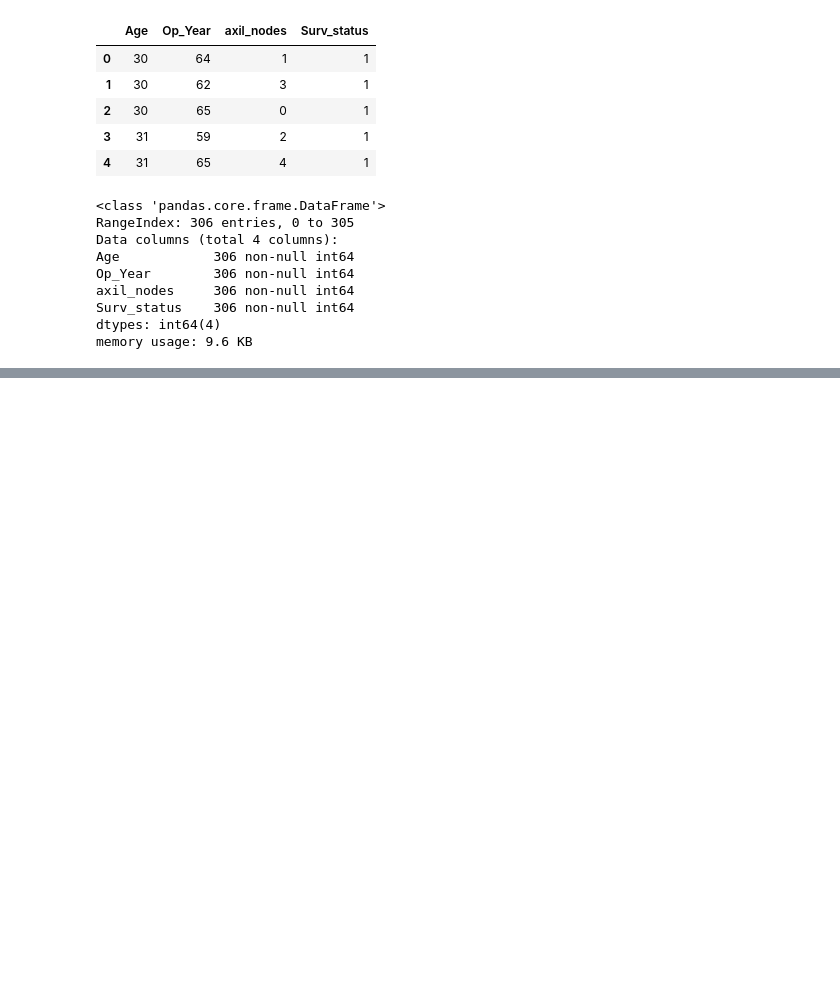
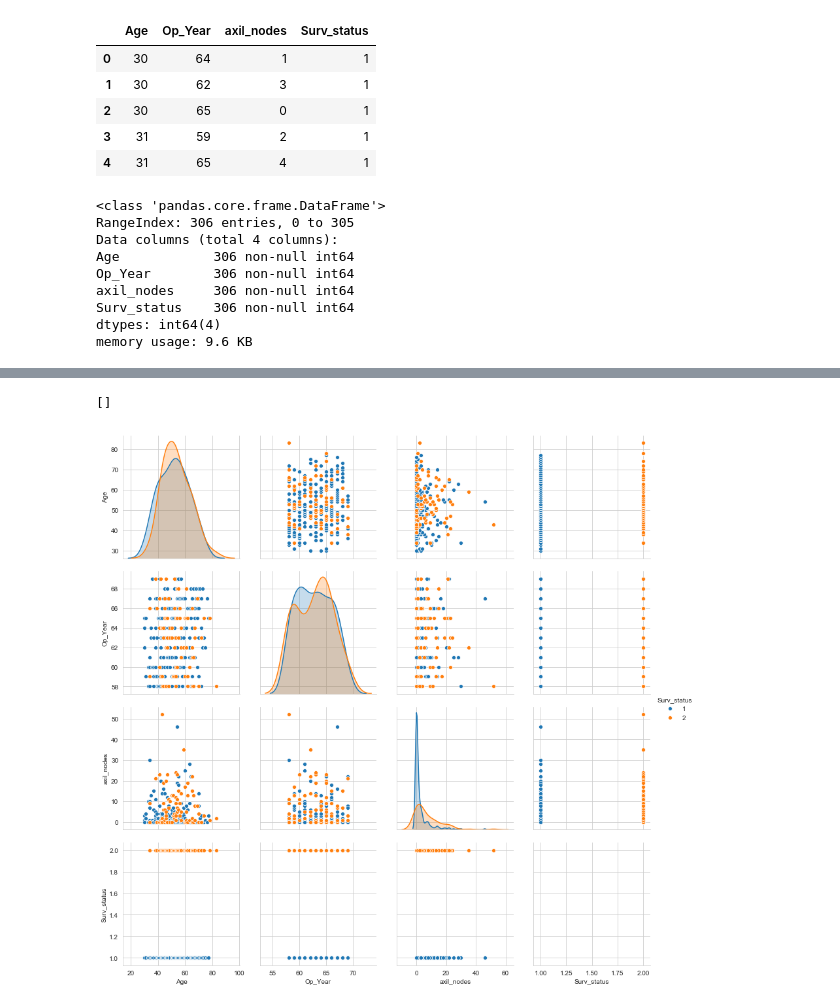
Before and after one commit to Rpmalukani22/Haberman-survival, a Jupyter notebook: Untitled.ipynb, the cells around one changed output, grey strips where cells are left out. Drawn from its saved outputs; the diff is of its cells as text; code cells hidden in the pictures; blank space fills up the shorter version.

Commit message:
Pair plot

```diff
--- a/Untitled.ipynb
+++ b/Untitled.ipynb
@@ -37,0 +62,7 @@ memory usage: 9.6 KB
+# %%
+sns.set_style("whitegrid")
+sns.pairplot(df[:],hue="Surv_status",height=3)
+plt.plot()
+# %% [output]
+[]
+[figure, added]
```
Also changed, not shown: parts of 2 cells of this notebook.
